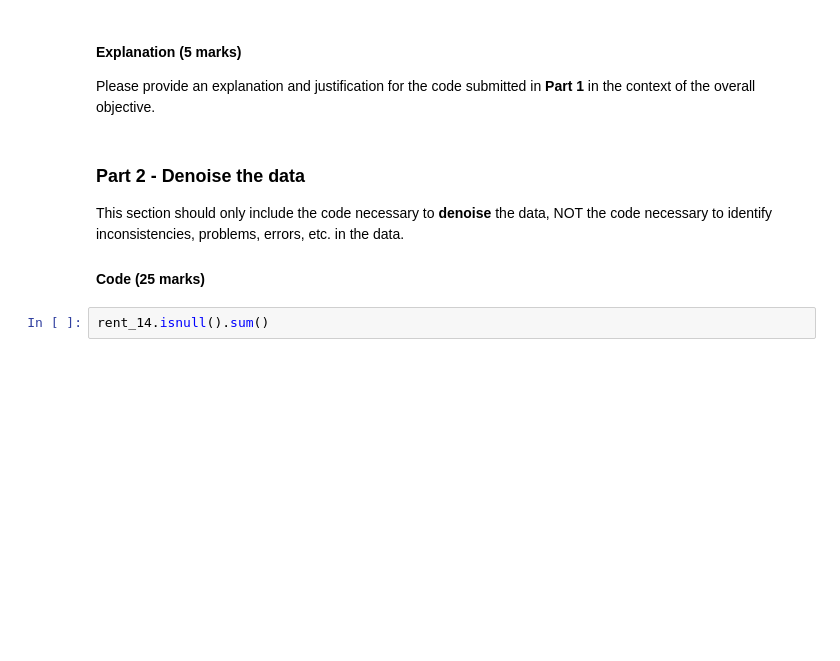
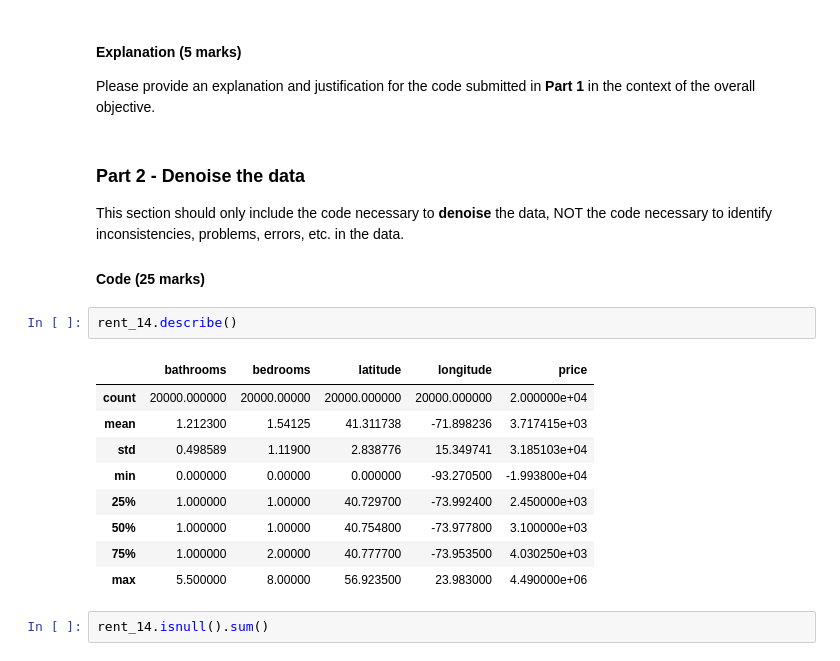
Before and after one commit to educbd/ML_, a Jupyter notebook: Graded_Lab_1.ipynb, the cells around one changed output. Drawn from its saved outputs; the diff is of its cells as text; blank space fills up the shorter version.

```diff
--- a/Graded_Lab_1.ipynb
+++ b/Graded_Lab_1.ipynb
@@ -118,6 +118,18 @@ Please provide an explanation and justification for the code submitted in **Part
 This section should only include the code necessary to **denoise** the data, NOT the code necessary to identify inconsistencies, problems, errors, etc. in the data.
 
 #### Code (25 marks)
+# %%
+rent_14.describe()
+# %% [output]
+|  | bathrooms | bedrooms | latitude | longitude | price |
+| count | 20000.000000 | 20000.00000 | 20000.000000 | 20000.000000 | 2.000000e+04 |
+| mean | 1.212300 | 1.54125 | 41.311738 | -71.898236 | 3.717415e+03 |
+| std | 0.498589 | 1.11900 | 2.838776 | 15.349741 | 3.185103e+04 |
+| min | 0.000000 | 0.00000 | 0.000000 | -93.270500 | -1.993800e+04 |
+| 25% | 1.000000 | 1.00000 | 40.729700 | -73.992400 | 2.450000e+03 |
+| 50% | 1.000000 | 1.00000 | 40.754800 | -73.977800 | 3.100000e+03 |
+| 75% | 1.000000 | 2.00000 | 40.777700 | -73.953500 | 4.030250e+03 |
+| max | 5.500000 | 8.00000 | 56.923500 | 23.983000 | 4.490000e+06 |
 # %%
 rent_14.isnull().sum()
 # %% [output]
```
Also changed, not shown: parts of 11 cells of this notebook.
